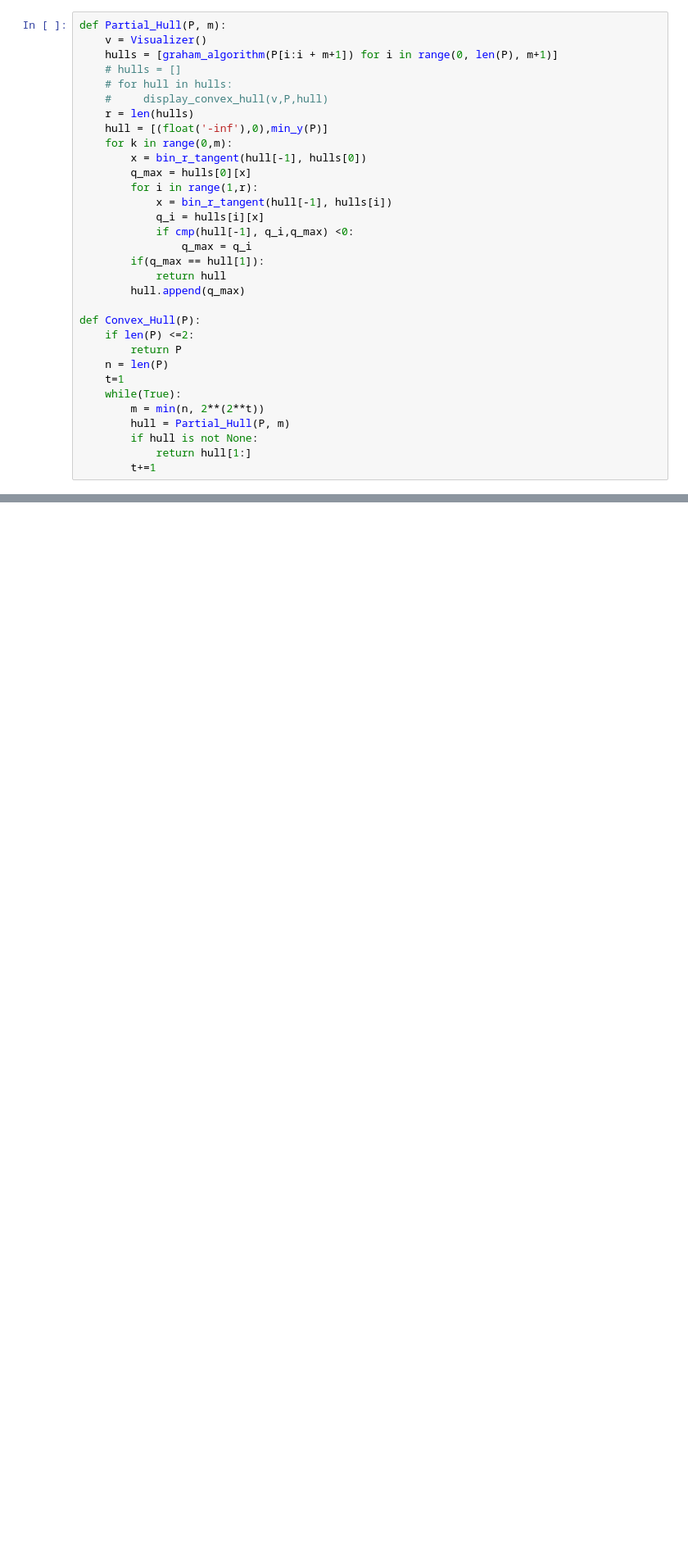
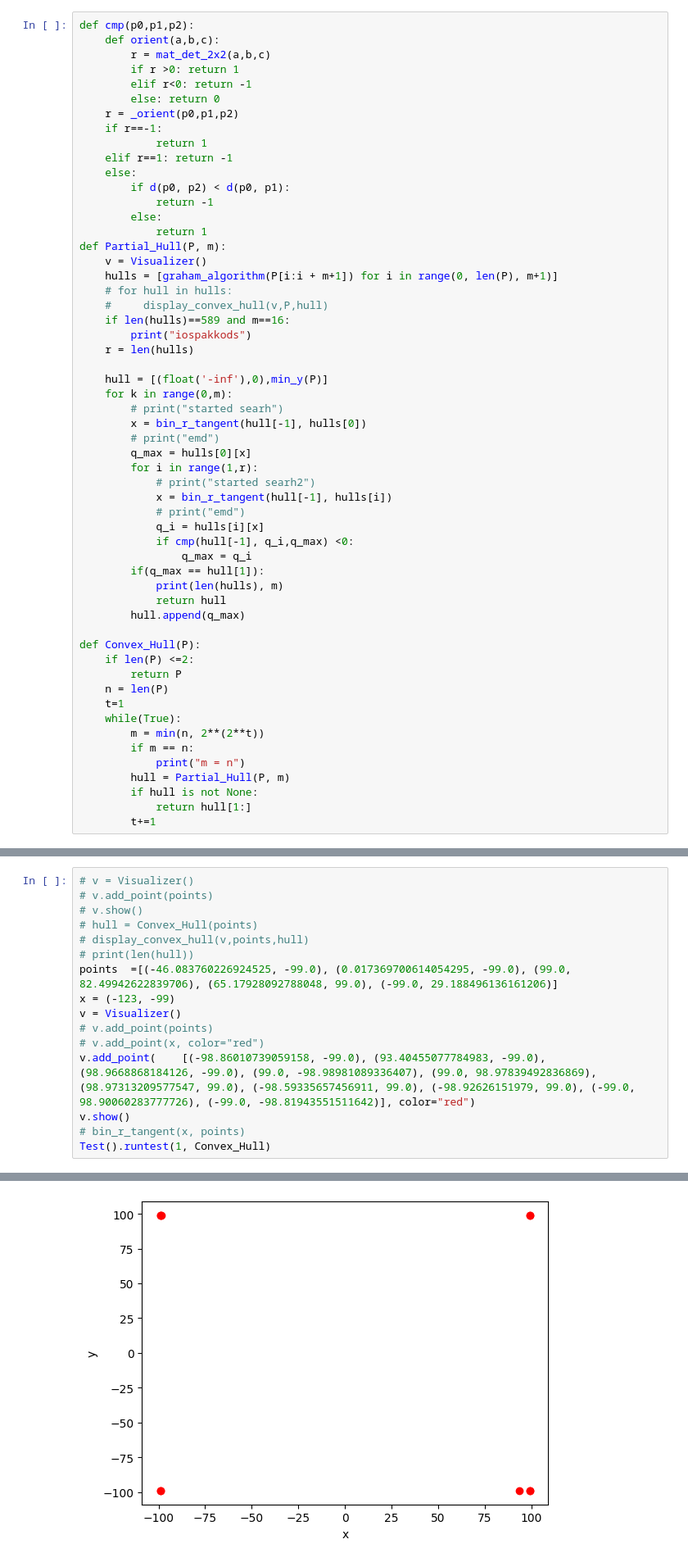
Before and after one commit to DEFALT314/geometric-algorithms-convex-hull, a Jupyter notebook: algosy/Chan.ipynb, the cells around one changed output, grey strips where cells are left out. Shown at 82% size. Drawn from its saved outputs; the diff is of its cells as text; blank space fills up the shorter version.

```diff
--- a/algosy/Chan.ipynb
+++ b/algosy/Chan.ipynb
@@ -198,23 +189,45 @@ def jarvis_algorithm(Q):
             break
     return S
 # %%
+def cmp(p0,p1,p2):
+    def orient(a,b,c):
+        r = mat_det_2x2(a,b,c)
+        if r >0: return 1
+        elif r<0: return -1
+        else: return 0
+    r = _orient(p0,p1,p2)
+    if r==-1:
+            return 1
+    elif r==1: return -1
+    else:
+        if d(p0, p2) < d(p0, p1):
+            return -1
+        else:
+            return 1
 def Partial_Hull(P, m):
     v = Visualizer()
     hulls = [graham_algorithm(P[i:i + m+1]) for i in range(0, len(P), m+1)]
-    # hulls = []
     # for hull in hulls:
     #     display_convex_hull(v,P,hull)
+    if len(hulls)==589 and m==16:
+        print("iospakkods")
     r = len(hulls)
+
     hull = [(float('-inf'),0),min_y(P)]
     for k in range(0,m):
+        # print("started searh")
         x = bin_r_tangent(hull[-1], hulls[0])
+        # print("emd")
         q_max = hulls[0][x]
         for i in range(1,r):
+            # print("started searh2")
             x = bin_r_tangent(hull[-1], hulls[i])
+            # print("emd")
             q_i = hulls[i][x]
             if cmp(hull[-1], q_i,q_max) <0:
                 q_max = q_i
         if(q_max == hull[1]):
+            print(len(hulls), m)
             return hull
         hull.append(q_max)
 
@@ -225,6 +238,8 @@ def Convex_Hull(P):
     t=1
     while(True):
         m = min(n, 2**(2**t))
+        if m == n:
+            print("m = n")
         hull = Partial_Hull(P, m)
         if hull is not None:
             return hull[1:]
@@ -262,0 +254,17 @@ KeyboardInterrupt:
+# %%
+# v = Visualizer()
+# v.add_point(points)
+# v.show()
+# hull = Convex_Hull(points)
+# display_convex_hull(v,points,hull)
+# print(len(hull))
+points  =[(-46.083760226924525, -99.0), (0.017369700614054295, -99.0), (99.0, 82.49942622839706), (65.17928092788048, 99.0), (-99.0, 29.188496136161206)]
+x = (-123, -99)
+v = Visualizer()
+# v.add_point(points)
+# v.add_point(x, color="red")
+v.add_point(	[(-98.86010739059158, -99.0), (93.40455077784983, -99.0), (98.9668868184126, -99.0), (99.0, -98.98981089336407), (99.0, 98.97839492836869), (98.97313209577547, 99.0), (-98.59335657456911, 99.0), (-98.92626151979, 99.0), (-99.0, 98.90060283777726), (-99.0, -98.81943551511642)], color="red")
+v.show()
+# bin_r_tangent(x, points)
+Test().runtest(1, Convex_Hull)
+# %% [output]
@@ -262,0 +288 @@ KeyboardInterrupt:
+[figure, added]
```
Also changed, not shown: parts of 6 cells of this notebook, 1 other file.
